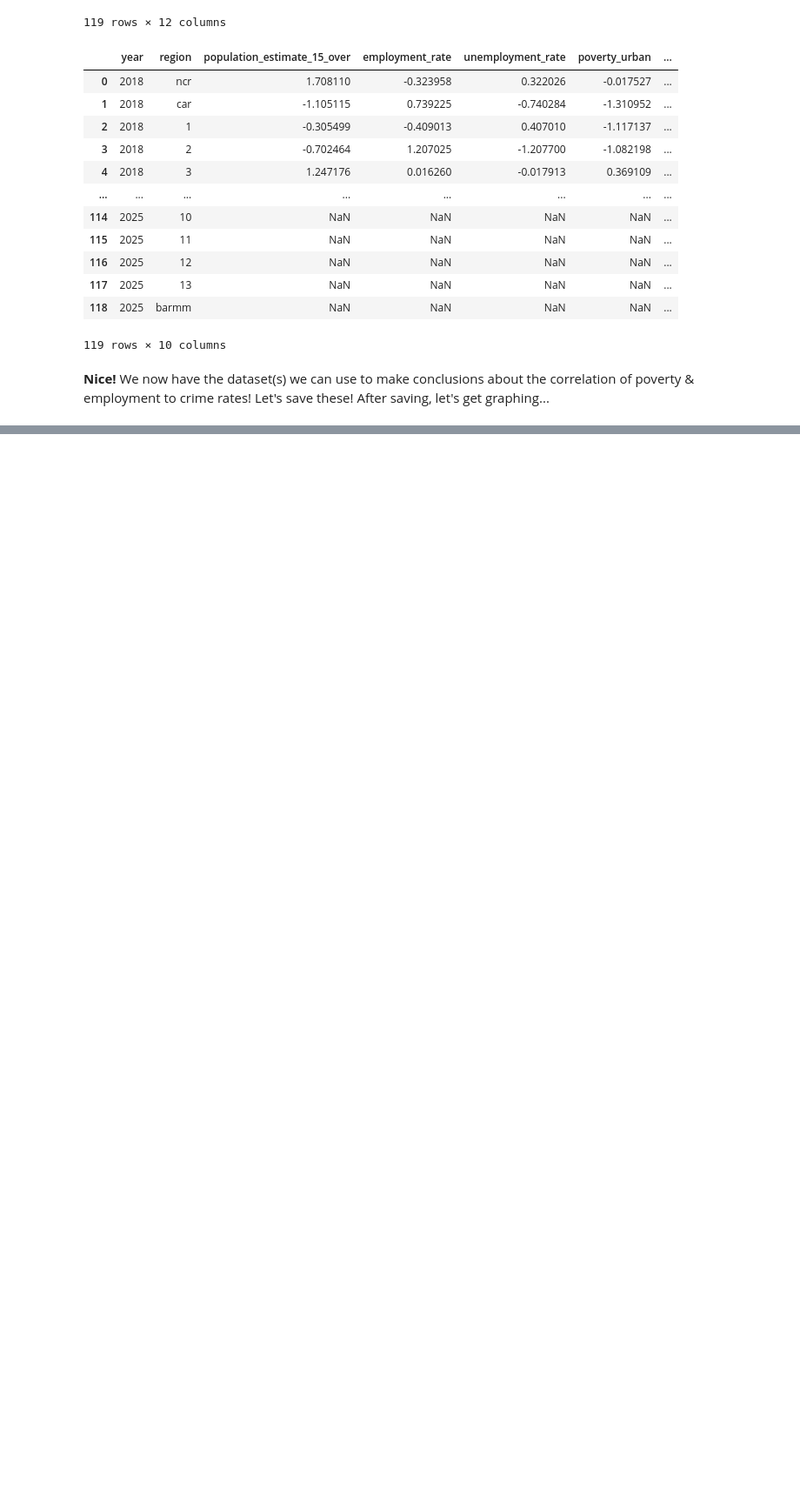
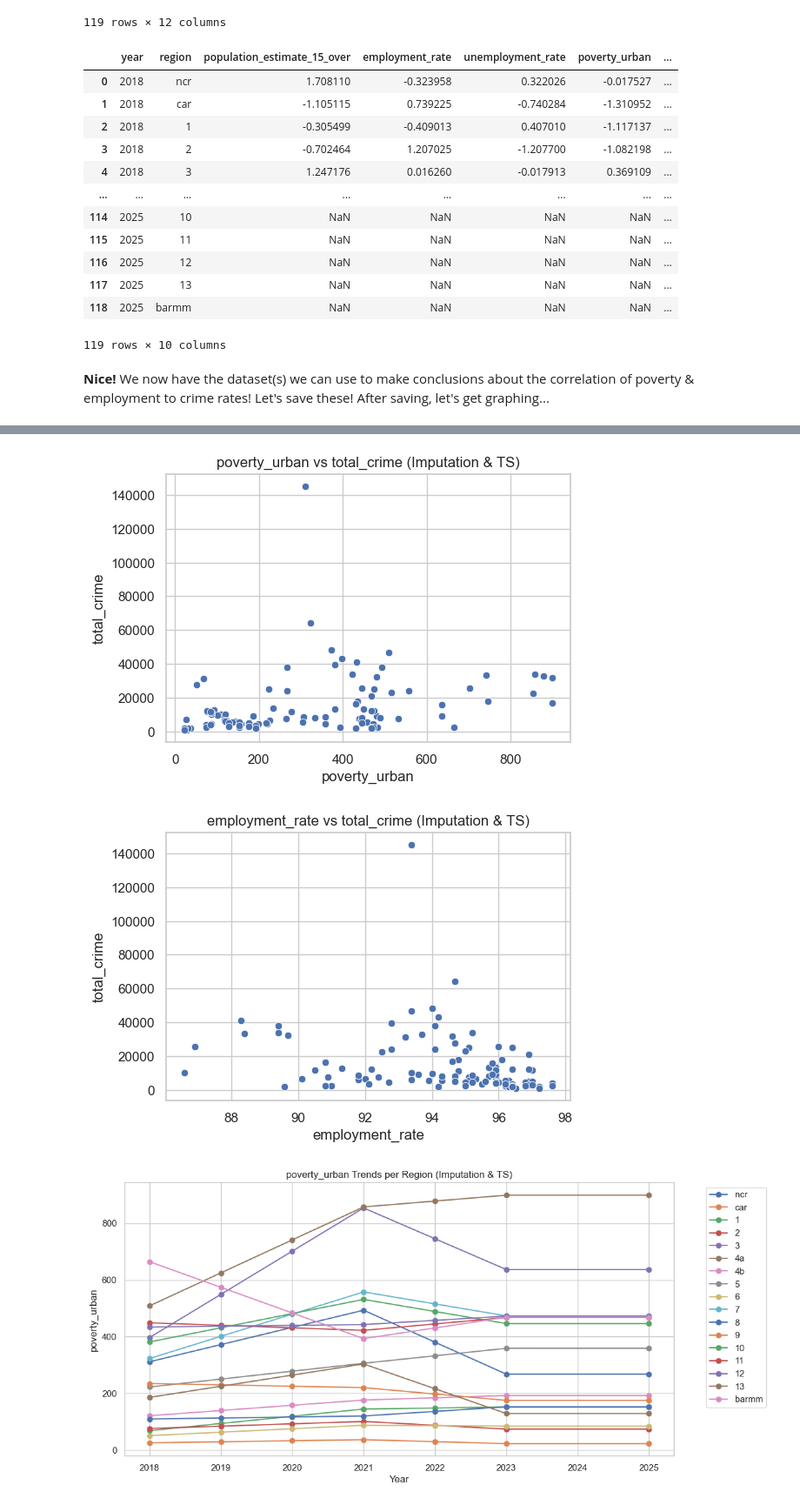
Before and after one commit to RpnAndri/crime-analysis, a Jupyter notebook: EDA.ipynb, the cells around one changed output, grey strips where cells are left out. Shown at 87% size. Drawn from its saved outputs; the diff is of its cells as text; code cells hidden in the pictures; blank space fills up the shorter version.

```diff
--- a/EDA.ipynb
+++ b/EDA.ipynb
@@ -406,0 +510,17 @@ standardized_df.to_csv("./data/standardized_dataset.csv", index=False)
+# %%
+imputed_df = reinforced_df.copy()
+cols_to_impute = ['poverty_urban','poverty_rural','employment_rate']
+imputed_df[cols_to_impute] = imputed_df.groupby('region')[cols_to_impute].transform(
+    lambda x: x.interpolate(method='linear')
+)
+approaches['Imputation & TS'] = imputed_df
+corr_imputed = run_correlation_tests(imputed_df, ['poverty_urban','poverty_rural','employment_rate'])
+plot_scatter(imputed_df, ['poverty_urban','employment_rate'], title_suffix='(Imputation & TS)')
+plot_line_per_region(imputed_df, 'poverty_urban', title_suffix='(Imputation & TS)')
+plot_line_per_region(imputed_df, 'employment_rate', title_suffix='(Imputation & TS)')
+plot_line_per_region(imputed_df, 'total_crime', title_suffix='(Imputation & TS)')
+reg_model_imputed = run_regression(imputed_df, ['poverty_urban','poverty_rural','employment_rate'])
+# %% [output]
+[figure, added]
+[figure, added]
+[figure, added]
```
Also changed, not shown: parts of 13 cells of this notebook, 1 other file.
